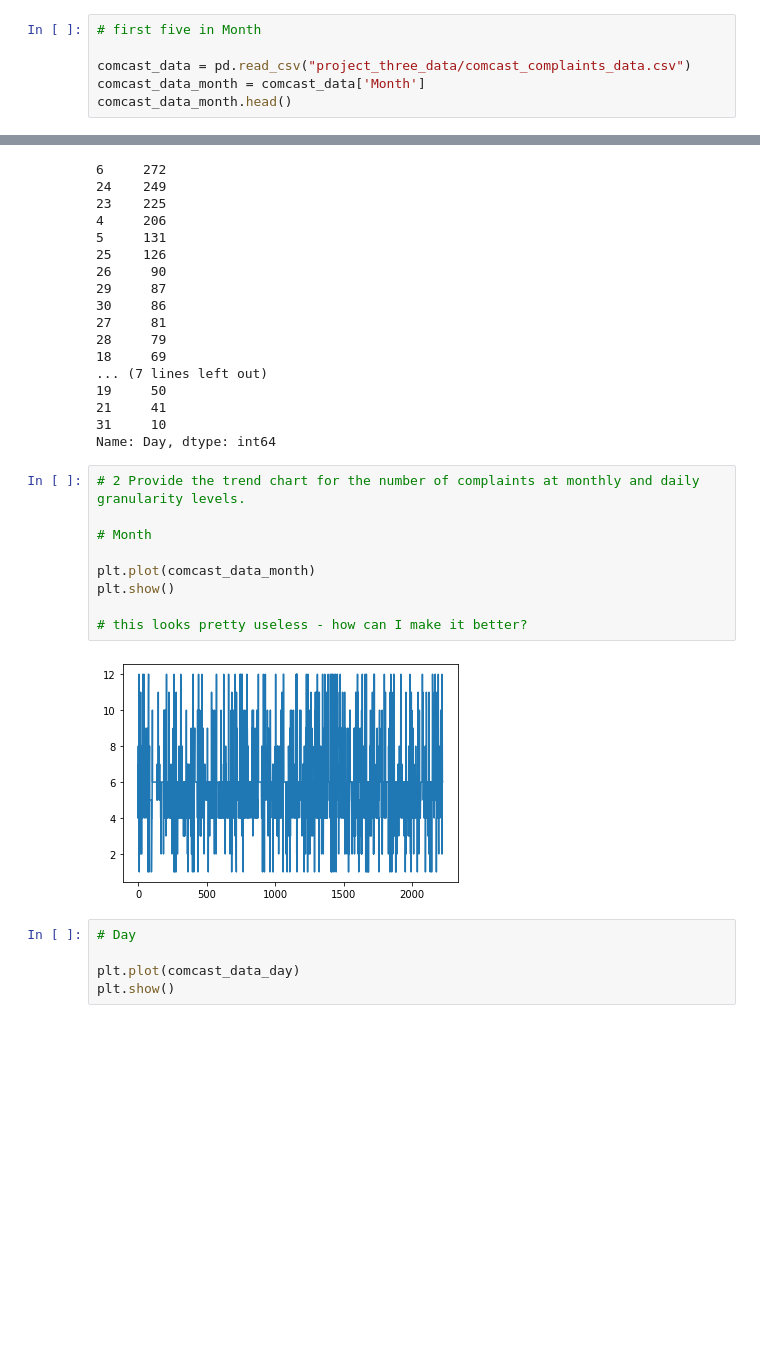
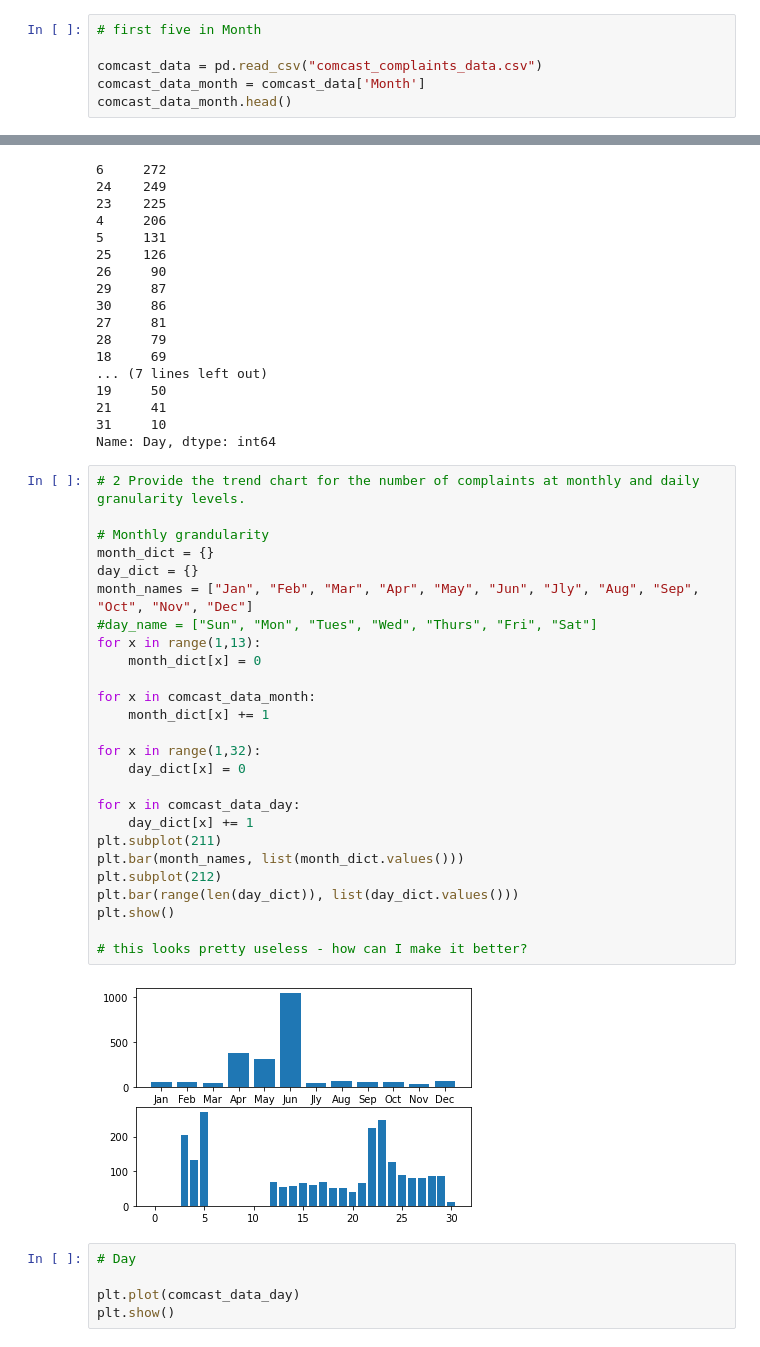
Before and after one commit to doemsch/Simplylearn, a Jupyter notebook: comcast.ipynb, the cells around one changed output, grey strips where cells are left out. Cells and saved outputs as stored; diff of their text form; blank space fills up the shorter version.

Commit message:
Add files via upload
Added code to generate month and day bar graphs.

```diff
--- a/comcast.ipynb
+++ b/comcast.ipynb
@@ -63,7 +65,7 @@ import matplotlib.pyplot as plt
 # %%
 # first five in Month
 
-comcast_data = pd.read_csv("project_three_data/comcast_complaints_data.csv")
+comcast_data = pd.read_csv("comcast_complaints_data.csv")
 comcast_data_month = comcast_data['Month']
 comcast_data_month.head()
 # %% [output]
@@ -125,17 +127,34 @@ comcast_data_day.value_counts()
 21     41
 31     10
 Name: Day, dtype: int64
-# %%
-# 2 Provide the trend chart for the number of complaints at monthly and daily granularity levels.
-
-# Month
-
-plt.plot(comcast_data_month)
-plt.show()
-
-# this looks pretty useless - how can I make it better?
-# %% [output]
-[figure, removed]
+# %%
+# 2 Provide the trend chart for the number of complaints at monthly and daily granularity levels.
+
+# Monthly grandularity
+month_dict = {}
+day_dict = {}
+month_names = ["Jan", "Feb", "Mar", "Apr", "May", "Jun", "Jly", "Aug", "Sep", "Oct", "Nov", "Dec"]
+#day_name = ["Sun", "Mon", "Tues", "Wed", "Thurs", "Fri", "Sat"]
+for x in range(1,13):
+    month_dict[x] = 0
+
+for x in comcast_data_month:
+    month_dict[x] += 1
+
+for x in range(1,32):
+    day_dict[x] = 0
+
+for x in comcast_data_day:
+    day_dict[x] += 1
+plt.subplot(211)
+plt.bar(month_names, list(month_dict.values()))
+plt.subplot(212)
+plt.bar(range(len(day_dict)), list(day_dict.values()))
+plt.show()
+
+# this looks pretty useless - how can I make it better?
+# %% [output]
+[figure, added]
 # %%
 # Day
 
```
Also changed, not shown: parts of 5 cells of this notebook.
